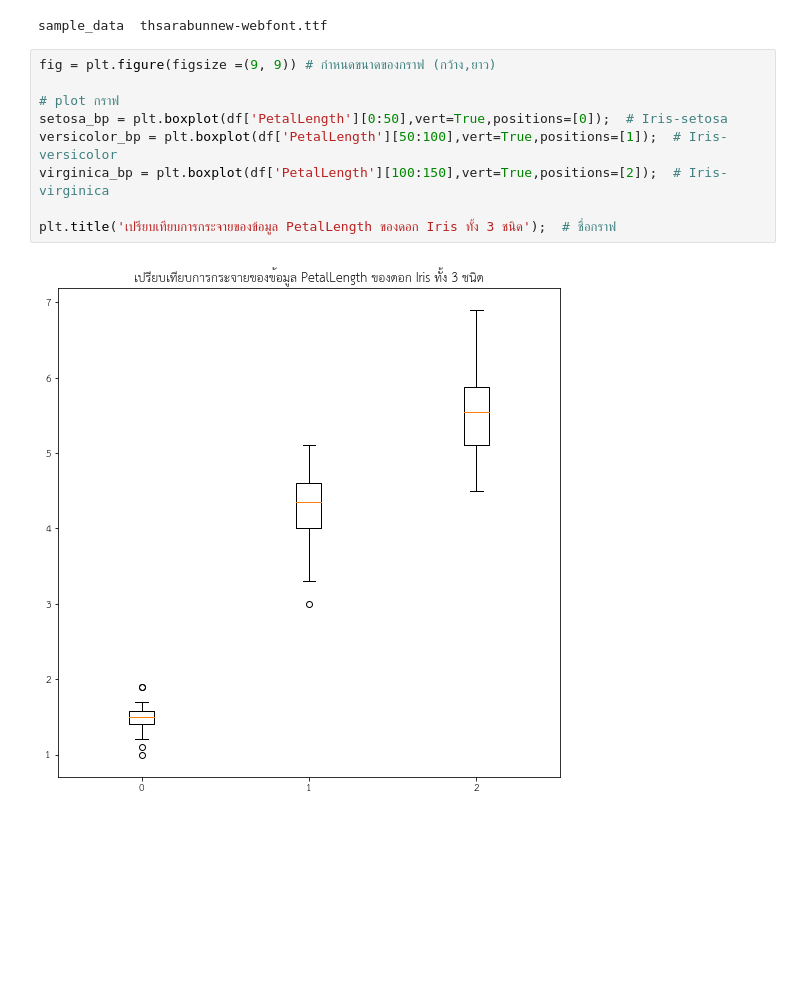
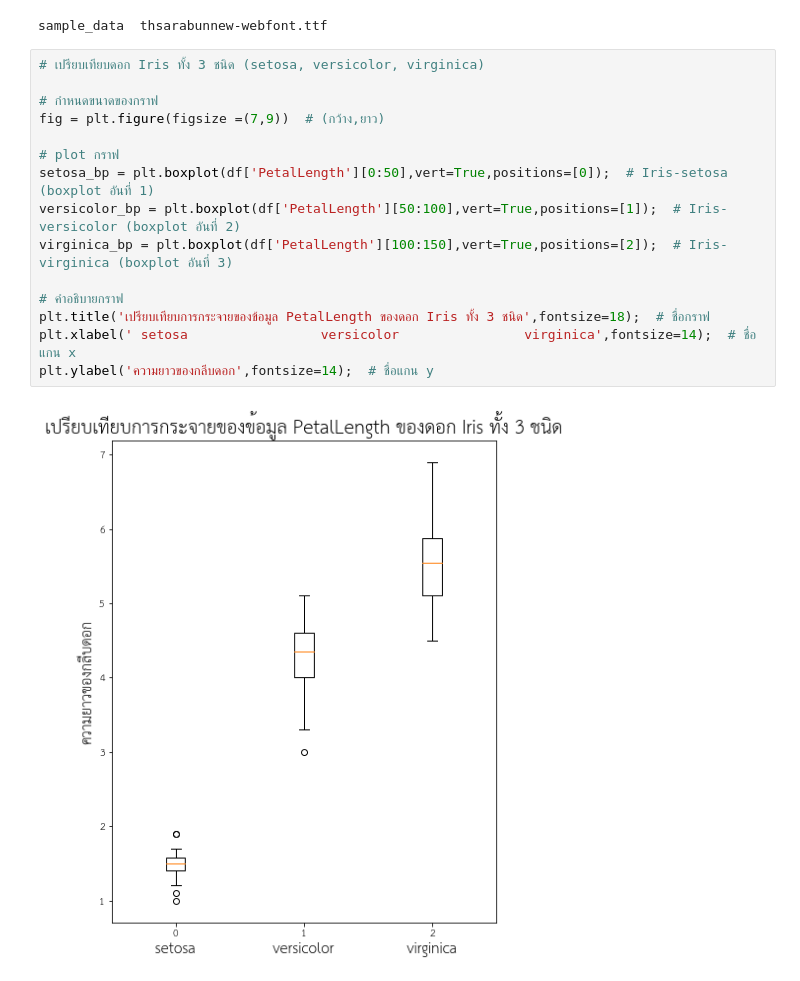
Before and after one commit to mintra-tippayaratsontorn/data_viz_2022, a Jupyter notebook: DataViz02_Data_Distribution.ipynb, the cells around one changed output. Drawn from its saved outputs; the diff is of its cells as text; blank space fills up the shorter version.

```diff
--- a/DataViz02_Data_Distribution.ipynb
+++ b/DataViz02_Data_Distribution.ipynb
@@ -305,13 +305,19 @@ mpl.rc('font', family='TH Sarabun New')  # set font
 # %% [output]
 sample_data  thsarabunnew-webfont.ttf
 # %%
-fig = plt.figure(figsize =(9, 9)) # กำหนดขนาดของกราฟ (กว้าง,ยาว)
+# เปรียบเทียบดอก Iris ทั้ง 3 ชนิด (setosa, versicolor, virginica)
+
+# กำหนดขนาดของกราฟ
+fig = plt.figure(figsize =(7,9))  # (กว้าง,ยาว)
 
 # plot กราฟ
-setosa_bp = plt.boxplot(df['PetalLength'][0:50],vert=True,positions=[0]);  # Iris-setosa
-versicolor_bp = plt.boxplot(df['PetalLength'][50:100],vert=True,positions=[1]);  # Iris-versicolor
-virginica_bp = plt.boxplot(df['PetalLength'][100:150],vert=True,positions=[2]);  # Iris-virginica
+setosa_bp = plt.boxplot(df['PetalLength'][0:50],vert=True,positions=[0]);  # Iris-setosa (boxplot อันที่ 1)
+versicolor_bp = plt.boxplot(df['PetalLength'][50:100],vert=True,positions=[1]);  # Iris-versicolor (boxplot อันที่ 2)
+virginica_bp = plt.boxplot(df['PetalLength'][100:150],vert=True,positions=[2]);  # Iris-virginica (boxplot อันที่ 3)
 
-plt.title('เปรียบเทียบการกระจายของข้อมูล PetalLength ของดอก Iris ทั้ง 3 ชนิด');  # ชื่อกราฟ
+# คำอธิบายกราฟ
+plt.title('เปรียบเทียบการกระจายของข้อมูล PetalLength ของดอก Iris ทั้ง 3 ชนิด',fontsize=18);  # ชื่อกราฟ
+plt.xlabel(' setosa                 versicolor                virginica',fontsize=14);  # ชื่อแกน x
+plt.ylabel('ความยาวของกลีบดอก',fontsize=14);  # ชื่อแกน y
 # %% [output]
-[figure, old version]
+[figure, new version]
```
Also changed, not shown: parts of 7 cells of this notebook.
